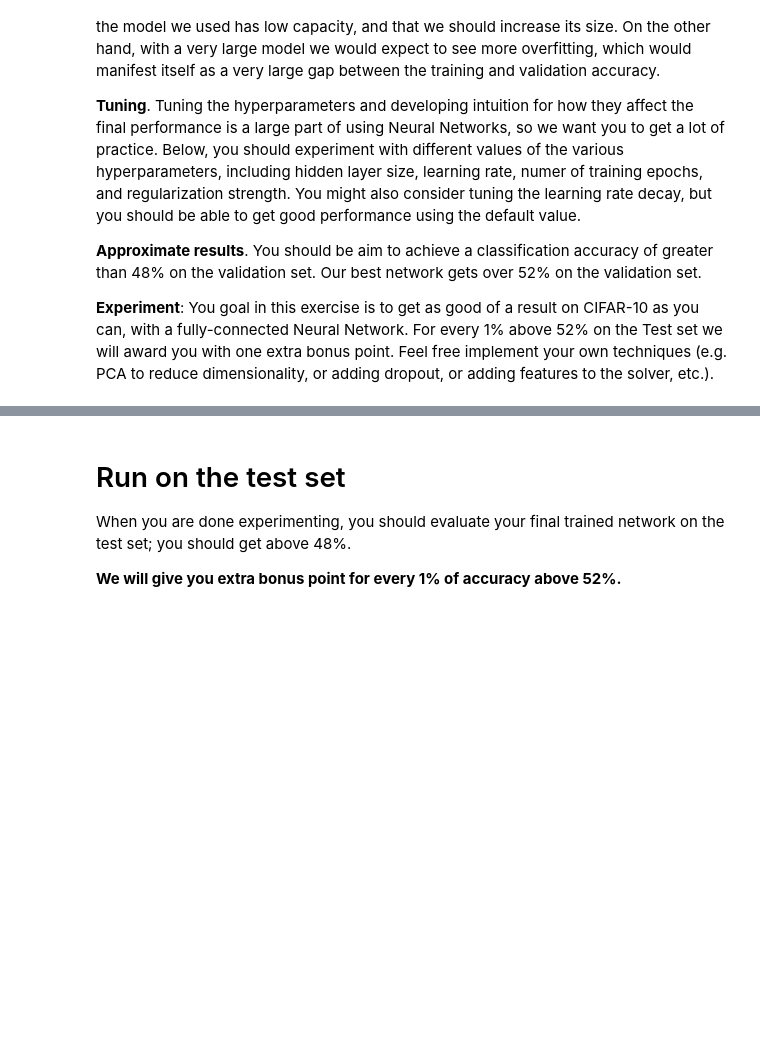
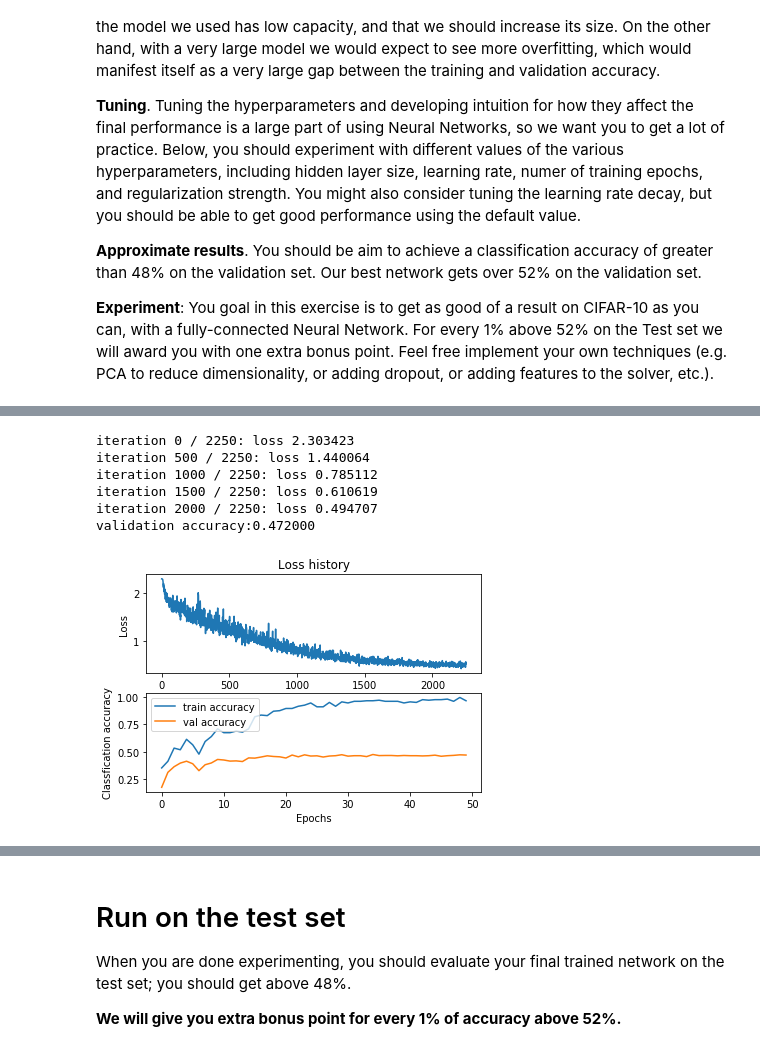
Before and after one commit to blateyang/cs231n, a Jupyter notebook: assignment1/two_layer_net.ipynb, the cells around one changed output, grey strips where cells are left out. Drawn from its saved outputs; the diff is of its cells as text; code cells hidden in the pictures; blank space fills up the shorter version.

```diff
--- a/assignment1/two_layer_net.ipynb
+++ b/assignment1/two_layer_net.ipynb
@@ -305,38 +307,45 @@ pass
 best_val = 0
 best_hidden_size = 50
 best_lr = 1e-4
+best_stats = None
 results = {}
 input_size = 32 * 32 * 3
 num_classes = 10
 
 # Hyperparams which need to be tweak
-# First stage with 400 iters(~9 epochs)(the best combination is (125, 3e-3)),
-# best_val_acc is 0.424
-# hidden_sizes = [50, 75, 100, 125]
-# learning_rates = [1e-4, 3e-4, 1e-3, 3e-3]
+# # 第一次初步尝试(45次迭代，1个epoch):最好组合是(150, 1e-2)
+# hidden_sizes = [50, 100, 150, 200]
+# learning_rates = [1e-4, 1e-3, 1e-2, 1e-1]
 
-# Second stage with 4000iters(the best combination is (125, 1e-3)), best_val_acc is 0.467
-hidden_sizes = [125, 150, 175]
+# # 第二次尝试(450次迭代，10个epochs)：1e-2的学习率太大了，修改学习率搜索区间为[3e-4, 1e-3, 3e-3]
+# # 最好组合是(200, 1e-3)
+# hidden_sizes = [100, 150, 200]
+# learning_rates = [3e-4, 1e-3, 3e-3]
+
+# 第三次尝试(2250次迭代， 50个epochs):最好组合是(225, 3e-3)
+hidden_sizes = [175, 200, 225]
 learning_rates = [1e-3, 3e-3]
+
 for i, hidden_size in enumerate(hidden_sizes):
     for j, lr in enumerate(learning_rates):
         net = TwoLayerNet(input_size, hidden_size, num_classes)
         print('\nhyperparams combination {}: ({}, {})'.format(i*len(hidden_sizes)+j, hidden_size, lr))
         stats = net.train(X_train, y_train, X_val, y_val,
-                    num_iters=4000, batch_size=200,
+                    num_iters=2250, batch_size=200,
                     learning_rate=lr, learning_rate_decay=0.95,
                     reg=0.25, verbose=True)
         results[(hidden_size, lr)] = (stats['train_acc_history'][-1], stats['val_acc_history'][-1])
         print('Validation accuracy: ', stats['val_acc_history'][-1])
         if stats['val_acc_history'][-1] > best_val:
-            best_val = stats['val_acc_history'][-1]
+            best_stats = stats
+            best_val = best_stats['val_acc_history'][-1]
             best_hidden_size = hidden_size
             best_lr = lr
             best_net = net
 
-print(results)
+# print(results)
 print("The best hyperparam combination is:\ninput_size:{},learning_rate:{},best_val:{}".
-      format(best_hidden_size, best_lr, best_val))
+      format(best_hidden_size, best_lr, best_stats['val_acc_history'][-1]))
 #################################################################################
 #                               END OF YOUR CODE                                #
 #################################################################################
@@ -361 +370,33 @@ input_size:125,learning_rate:0.001,best_val:0.467
+# %%
+    best_hidden_size = 225
+    net = TwoLayerNet(input_size, best_hidden_size, num_classes)
+    stats = net.train(
+                        X_train, y_train, X_val, y_val,
+                        num_iters=2250, batch_size=200,
+                        learning_rate=3e-3, learning_rate_decay=0.95,
+                        reg=0.25, verbose=True)
+    val_acc = stats['val_acc_history'][-1]
+    print('validation accuracy:%f' %val_acc)
+# %% [output]
+iteration 0 / 2250: loss 2.303423
+iteration 500 / 2250: loss 1.440064
+iteration 1000 / 2250: loss 0.785112
+iteration 1500 / 2250: loss 0.610619
+iteration 2000 / 2250: loss 0.494707
+validation accuracy:0.472000
+# %%
+plt.subplot(2,1,1)
+plt.plot(best_stats['loss_history'])
+plt.title('Loss history')
+plt.xlabel('Iteration')
+plt.ylabel('Loss')
+plt.subplot(2,1,2)
+plt.plot(best_stats['train_acc_history'], label='train accuracy')
+plt.plot(best_stats['val_acc_history'], label='val accuracy')
+plt.xlabel('Epochs')
+plt.ylabel('Classfication accuracy')
+plt.legend(loc='upper left')
+plt.show()
+# %% [output]
+[figure, added]
 # %%
```
Also changed, not shown: parts of 13 cells of this notebook, 1 other file.
